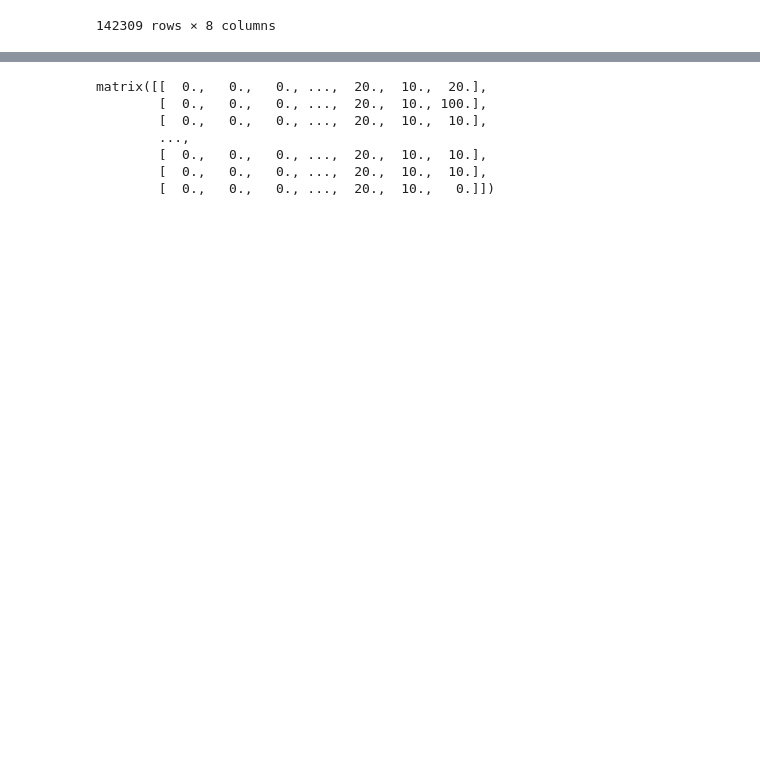
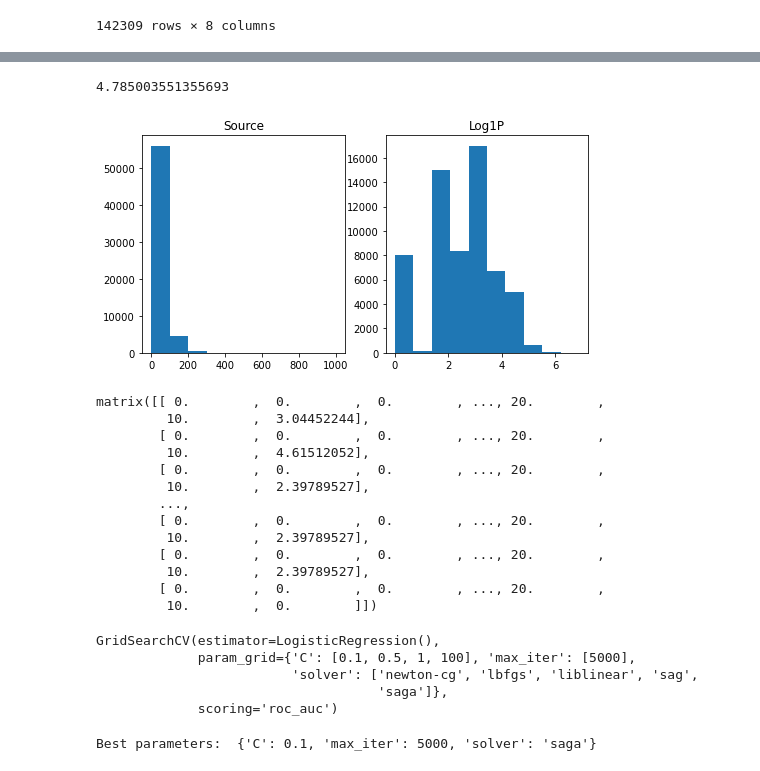
Before and after one commit to akmalsoliev/Fine_payment_prediction, a Jupyter notebook: Chicago Fine Payment Predict.ipynb, the cells around one changed output, grey strips where cells are left out. Drawn from its saved outputs; the diff is of its cells as text; code cells hidden in the pictures; blank space fills up the shorter version.

```diff
--- a/Chicago Fine Payment Predict.ipynb
+++ b/Chicago Fine Payment Predict.ipynb
@@ -88,31 +113,80 @@ clr = RandomForestClassifier(n_jobs=-1, random_state=0) # Bad result, confusion
+# %%
+# Data cleaning our test dataset
+test.fillna('missing_values', inplace=True)
+
+print(test['late_fee'].skew())
+
+fig, (ax1, ax2) = plt.subplots(1, 2, figsize=(8, 4))
+ax1.hist(test['late_fee'])
+ax2.hist(test['late_fee'].apply(np.log1p))
+ax1.set(title='Source'), ax2.set(title='Log1P')
+plt.show()
+
+test['late_fee'] = test['late_fee'].apply(np.log1p)
+# %% [output]
+4.785003551355693
+[figure, added]
 # %%
-# Data cleaning our test dataset
-test.fillna('missing_values', inplace=True)
-
 # Transforming the dataset into OHE matrix
 X_test = columns_tran.transform(test)
 
 X_test.todense()
 # %% [output]
-matrix([[  0.,   0.,   0., ...,  20.,  10.,  20.],
-        [  0.,   0.,   0., ...,  20.,  10., 100.],
-        [  0.,   0.,   0., ...,  20.,  10.,  10.],
+matrix([[ 0.        ,  0.        ,  0.        , ..., 20.        ,
+         10.        ,  3.04452244],
+        [ 0.        ,  0.        ,  0.        , ..., 20.        ,
+         10.        ,  4.61512052],
+        [ 0.        ,  0.        ,  0.        , ..., 20.        ,
+         10.        ,  2.39789527],
         ...,
-        [  0.,   0.,   0., ...,  20.,  10.,  10.],
-        [  0.,   0.,   0., ...,  20.,  10.,  10.],
-        [  0.,   0.,   0., ...,  20.,  10.,   0.]])
+        [ 0.        ,  0.        ,  0.        , ..., 20.        ,
+         10.        ,  2.39789527],
+        [ 0.        ,  0.        ,  0.        , ..., 20.        ,
+         10.        ,  2.39789527],
+        [ 0.        ,  0.        ,  0.        , ..., 20.        ,
+         10.        ,  0.        ]])
 # %%
+# Models
+
+from sklearn.model_selection import GridSearchCV
+
+
 ## RandomForest
+# from sklearn.ensemble import RandomForestClassifier
+# clr = RandomForestClassifier(n_jobs=-1, random_state=0) # Bad result, confusion matrix result: [131760, 37], [9196, 1316]
 # Previous calculations have been performed and the best depth resulted in being 20 and n_estimators of 100
 # depth, n_estimators = [None, 1, 10, 20], [10, 50, 100, 500]
 # param = {'n_estimators': [200], 'max_depth': [20]} # RandomForest
-# grid_models = GridSearchCV(clr, param_grid=param, scoring='roc_auc')
-# grid_models.fit(X_train, y_train)
+# grid_model = GridSearchCV(clr, param_grid=param, scoring='roc_auc')
+# grid_model.fit(X_train, y_train)
 # Randomforest has been abandond to check for LinearSVC and see the results of it
 
+
 ### LinearSVC
+# from sklearn.svm import LinearSVC
+# clr = LinearSVC(C=0.1, max_iter=5000) # Worse result
 # param = {'C': [0.1, 0.5, 1, 100], 'max_iter': [3000, 5000, 10000]}
-# grid_models = GridSearchCV(clr, param_grid=param, scoring='roc_auc')
-# grid_models.fit(X_train, y_train)
+# grid_model = GridSearchCV(clr, param_grid=param, scoring='roc_auc')
+# grid_model.fit(X_train, y_train)
 # # LinearSVC produced worse results: [131776,     21], [ 10253,    259]
+
+### LogisticRegression
+from sklearn.linear_model import LogisticRegression
+clr = LogisticRegression()
+param = {'C': [0.1, 0.5, 1, 100], 'solver': ['newton-cg', 'lbfgs', 'liblinear', 'sag', 'saga'], 'max_iter': [5000]}
+grid_model = GridSearchCV(clr, param_grid=param, scoring='roc_auc')
+grid_model.fit(X_train, y_train)
+# %% [output]
+GridSearchCV(estimator=LogisticRegression(),
+             param_grid={'C': [0.1, 0.5, 1, 100], 'max_iter': [5000],
+                         'solver': ['newton-cg', 'lbfgs', 'liblinear', 'sag',
+                                    'saga']},
+             scoring='roc_auc')
+# %%
+print('Best parameters: ', grid_model.best_params_)
+
+with open('best_params.txt', 'a') as file:
+    print('Best params for {} were: {}'.format(clr, grid_model.best_params_), file=file)
+# %% [output]
+Best parameters:  {'C': 0.1, 'max_iter': 5000, 'solver': 'saga'}
 # %%
```
Also changed, not shown: parts of 9 cells of this notebook, 3 other files.
